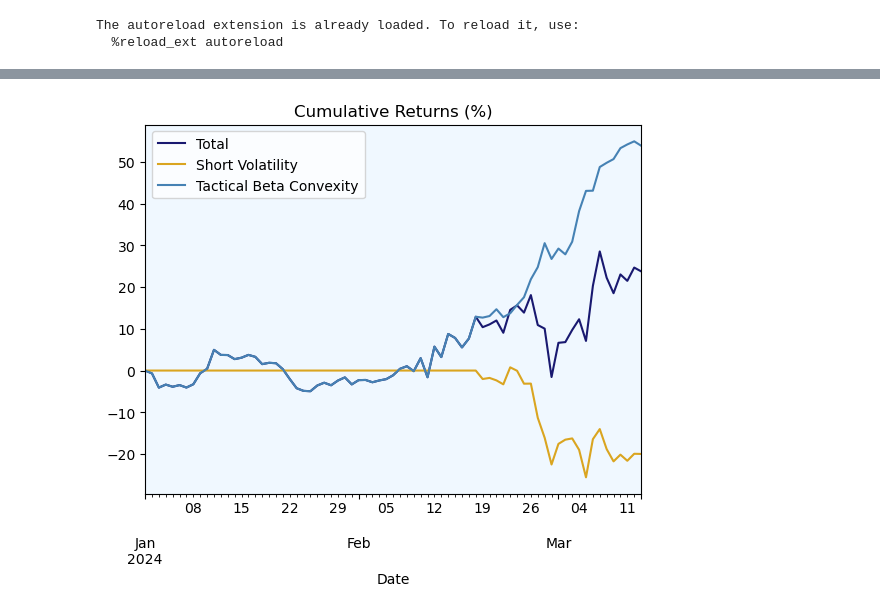
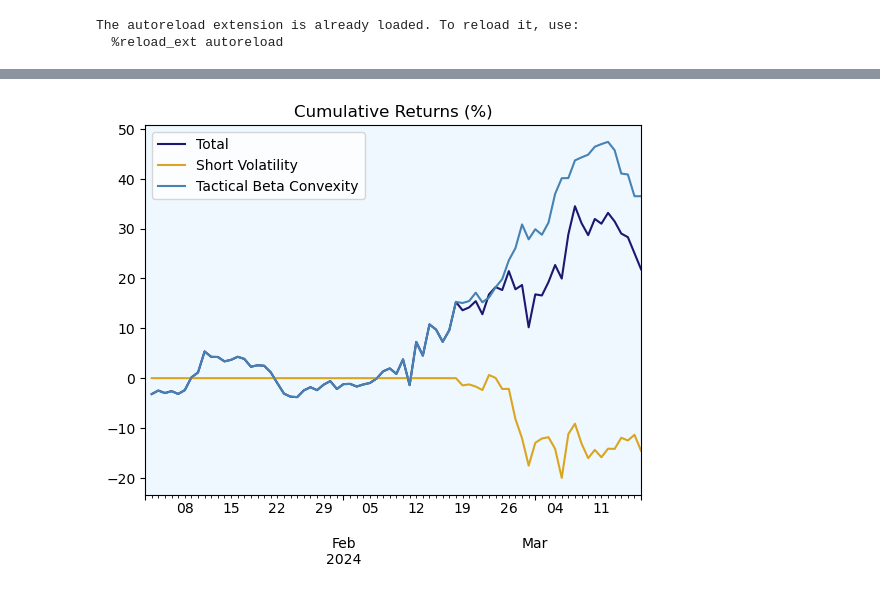
Before and after one commit to kmavyrle/QuantMasterFund, a Jupyter notebook: Crypto/TacticalBetaConvexity/test.ipynb, the cells around one changed output, grey strips where cells are left out. Saved outputs shown, nothing was run; the diff lists cells and outputs as text; code cells hidden in the pictures.

```diff
--- a/Crypto/TacticalBetaConvexity/test.ipynb
+++ b/Crypto/TacticalBetaConvexity/test.ipynb
@@ -89,3 +106,6 @@ idx_px.index.names,positions.index.names = ['Date'],['Date']
 # %%
 usd_rets = positions.join(idx_px,on='Date',how = 'left')
 usd_rets['Tactical Beta Convexity'] = usd_rets['close'].diff()*usd_rets['positions']
+# %%
+usd_rets = usd_rets.dropna()
+usd_rets.dropna()
@@ -167,6 +236,6 @@ val.index = [dt.strftime("%Y-%m-%d") for dt in pd.to_datetime(val.index)]
 # %%
-vals = pd.concat([usd_rets,val],axis=1)['val']
+usd_rets = pd.concat([usd_rets.cumsum(),val],axis=1).dropna()
 # %%
 for col in usd_rets.columns:
-    usd_rets[col]=usd_rets[col]/vals
+    usd_rets[col]=usd_rets[col]+usd_rets['val']
 # %%
@@ -194,7 +245,7 @@ usd_rets
 # %%
-plot = (((1+(usd_rets)).cumprod()-1)*100).plot(title = 'Cumulative Returns (%)',color = ['midnightblue','goldenrod','steelblue'])
+plot = (((1+(usd_rets.pct_change())).cumprod()-1)*100).plot(title = 'Cumulative Returns (%)',color = ['midnightblue','goldenrod','steelblue'])
 plot.set_facecolor('aliceblue')
 picpath = "c:\\Users\\kmavy\\Documents\\mydocs\\Training Arc\\Github\\QuantMasterFund\\Crypto\\MasterFundPerformance.png"
 plot.get_figure().savefig(picpath)
 # %% [output]
-[figure, old version]
+[figure, new version]
```
Also changed, not shown: parts of 12 cells of this notebook, 4 other files.
